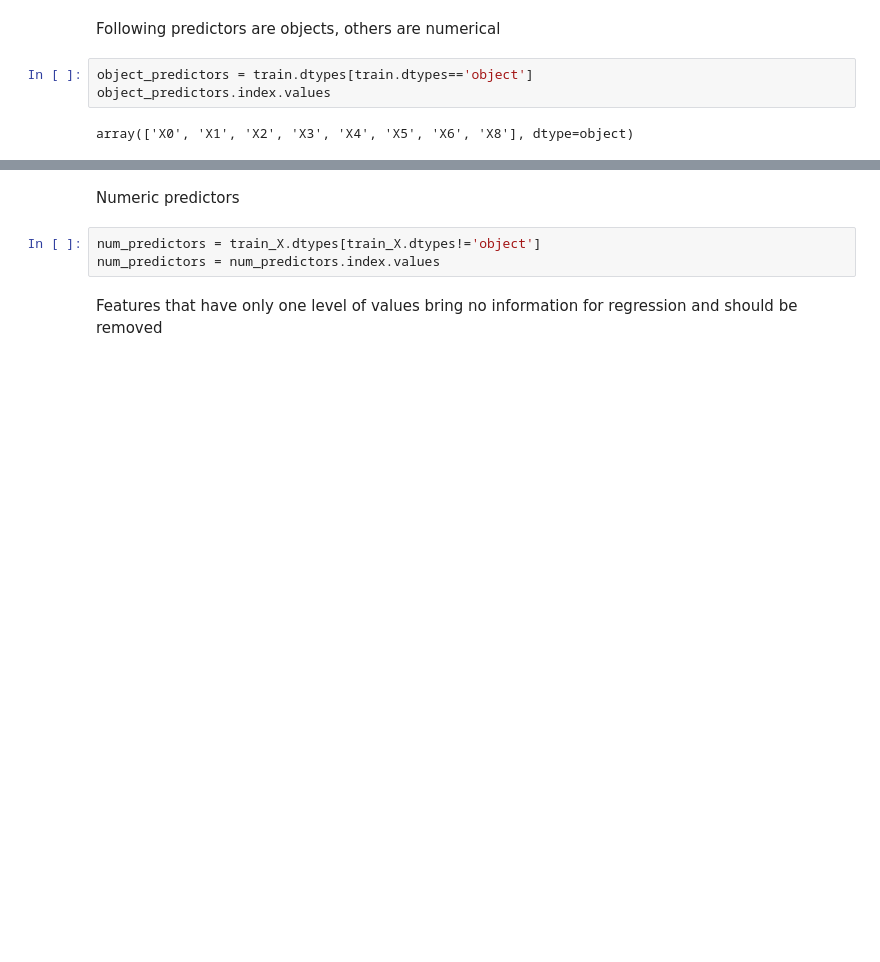
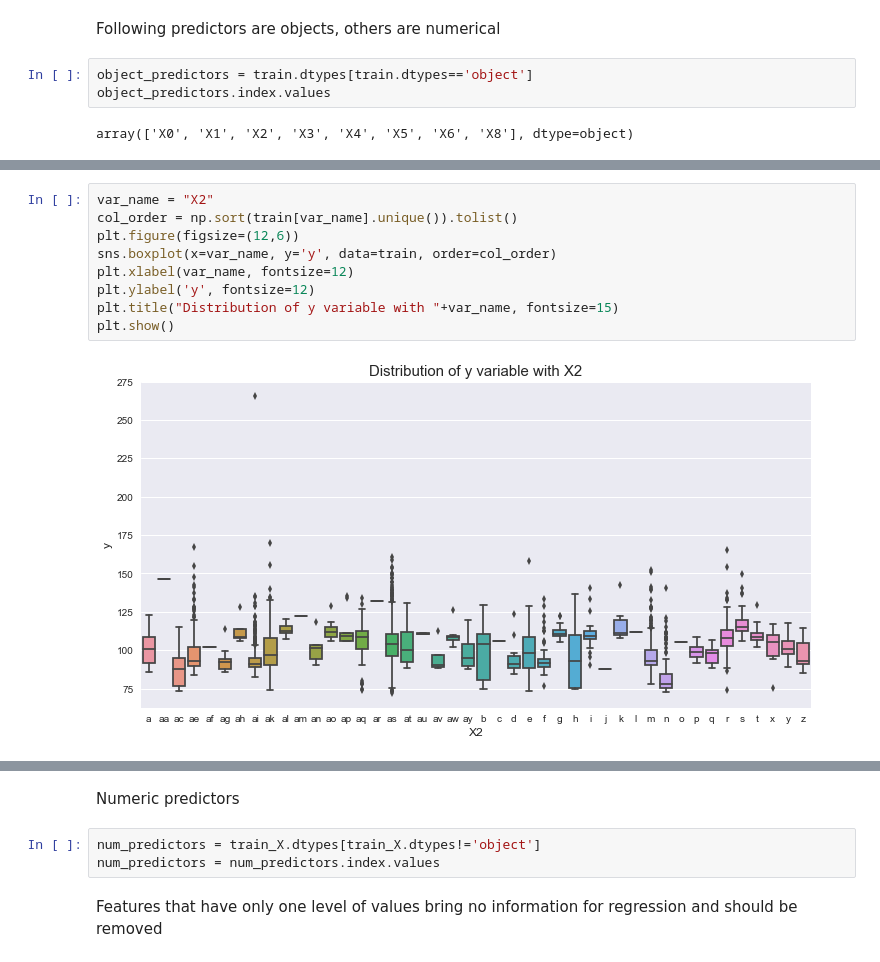
Before and after one commit to sujinru/Kaggle-Benz-Greener-Manufacturing, a Jupyter notebook: EDA.ipynb, the cells around one changed output, grey strips where cells are left out. Saved outputs shown, nothing was run; the diff lists cells and outputs as text; blank space fills up the shorter version.

```diff
--- a/EDA.ipynb
+++ b/EDA.ipynb
@@ -49,0 +60,11 @@ for o in object_predictors.index.values:
+# %%
+var_name = "X2"
+col_order = np.sort(train[var_name].unique()).tolist()
+plt.figure(figsize=(12,6))
+sns.boxplot(x=var_name, y='y', data=train, order=col_order)
+plt.xlabel(var_name, fontsize=12)
+plt.ylabel('y', fontsize=12)
+plt.title("Distribution of y variable with "+var_name, fontsize=15)
+plt.show()
+# %% [output]
+[figure, added]
```
Also changed, not shown: parts of 6 cells of this notebook.
